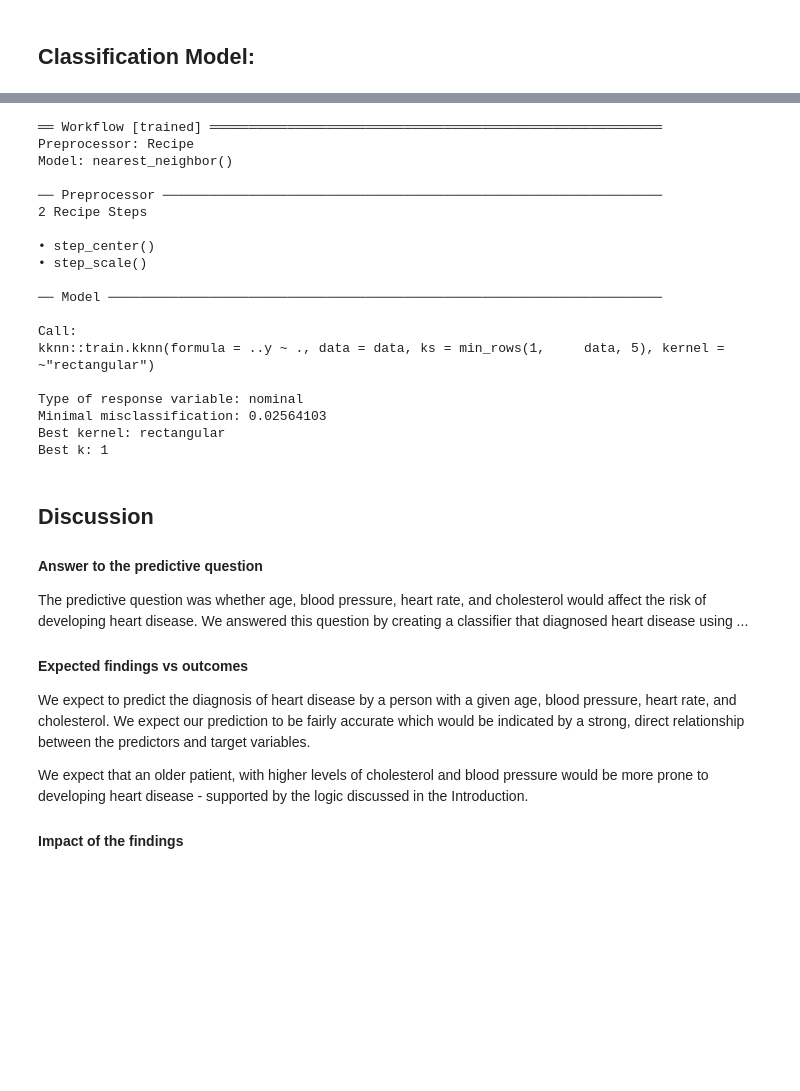
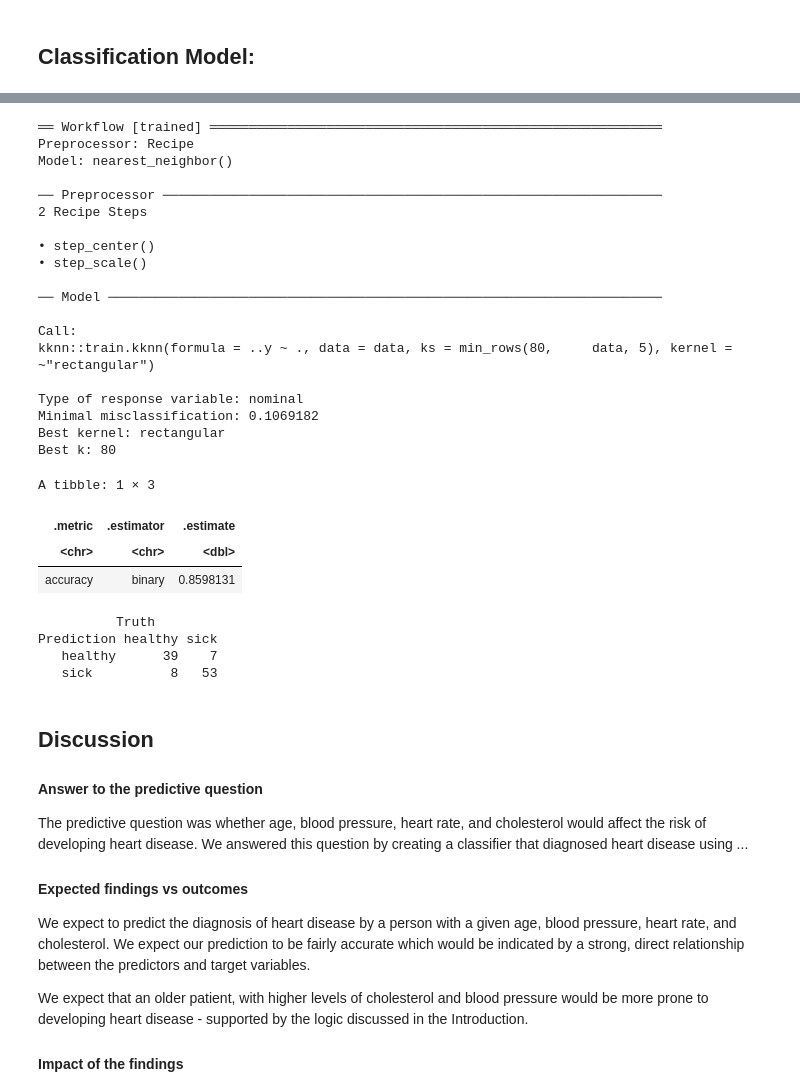
Before and after one commit to charlie-carter/dsci100project, a Jupyter notebook: report.ipynb, the cells around one changed output, grey strips where cells are left out. Saved outputs shown, nothing was run; the diff lists cells and outputs as text; code cells hidden in the pictures; blank space fills up the shorter version.

Commit message:
Added classification model accuracy

```diff
--- a/report.ipynb
+++ b/report.ipynb
@@ -356,7 +394,7 @@ cross_val_plot
 # %%
-# Note: underfitting data, will have poor accuracy in testing data
+# Note: overfitting data, will have poor accuracy in testing data
 
-spec <- nearest_neighbor(weight_func = "rectangular", neighbors = 1) |>
+spec <- nearest_neighbor(weight_func = "rectangular", neighbors = 80) |>
     set_engine("kknn") |>
     set_mode("classification")
 
@@ -380,12 +418,33 @@ Model: nearest_neighbor()
 ── Model ───────────────────────────────────────────────────────────────────────
 
 Call:
-kknn::train.kknn(formula = ..y ~ ., data = data, ks = min_rows(1,     data, 5), kernel = ~"rectangular")
+kknn::train.kknn(formula = ..y ~ ., data = data, ks = min_rows(80,     data, 5), kernel = ~"rectangular")
 
 Type of response variable: nominal
-Minimal misclassification: 0.02564103
+Minimal misclassification: 0.1069182
 Best kernel: rectangular
-Best k: 1
+Best k: 80
+# %%
+mnist_predictions <- predict(heart_fit, testing_data) |>
+    bind_cols(testing_data)
+
+mnist_metrics <- mnist_predictions |>
+    metrics(truth = diagnosis, estimate = .pred_class) |>
+    filter(.metric == "accuracy")
+mnist_metrics
+
+mnist_conf_mat <- mnist_predictions |>
+    conf_mat(truth = diagnosis, estimate = .pred_class)
+mnist_conf_mat
+# %% [output]
+A tibble: 1 × 3
+| .metric | .estimator | .estimate |
+| <chr> | <chr> | <dbl> |
+| accuracy | binary | 0.8598131 |
+          Truth
+Prediction healthy sick
+   healthy      39    7
+   sick          8   53
 # %% [markdown]
 ## Discussion
 
```
Also changed, not shown: parts of 14 cells of this notebook.
